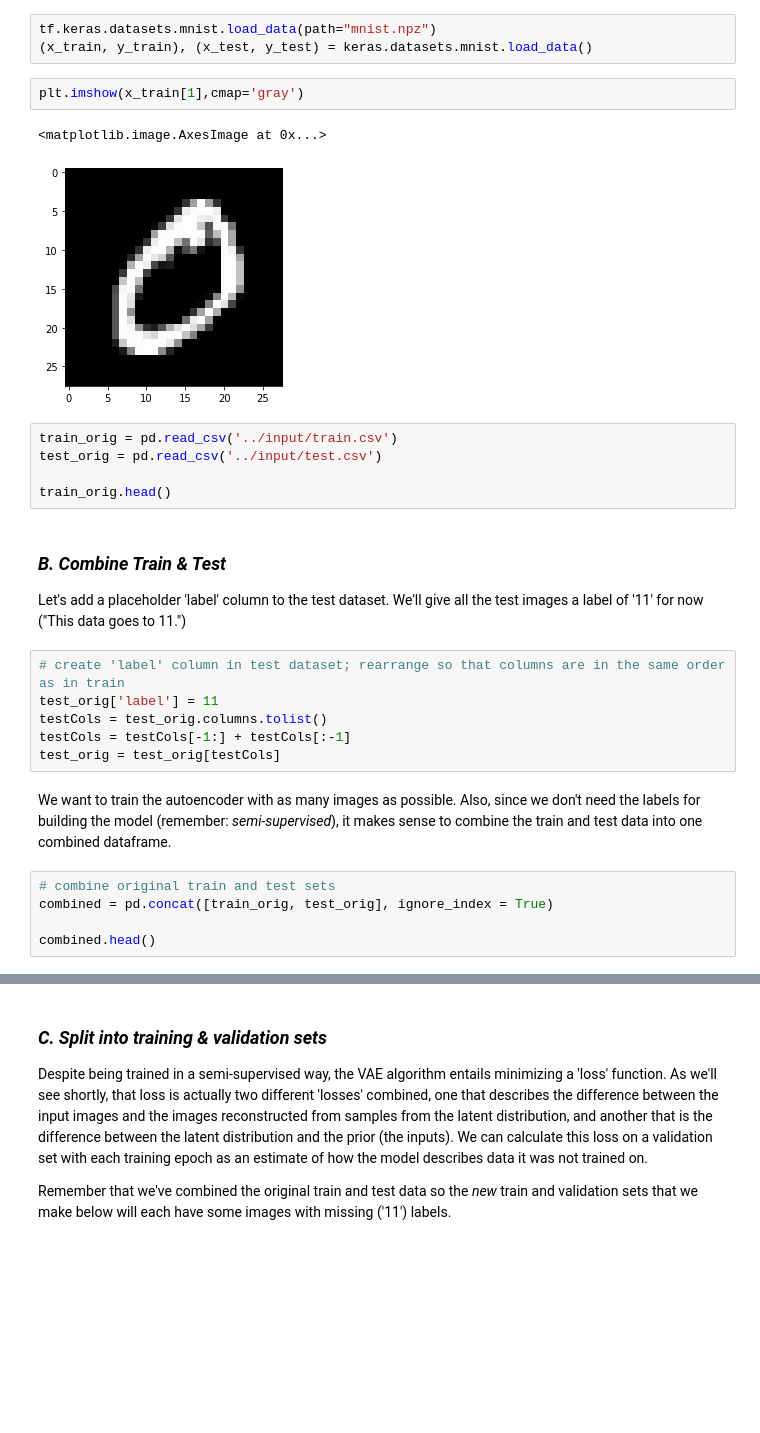
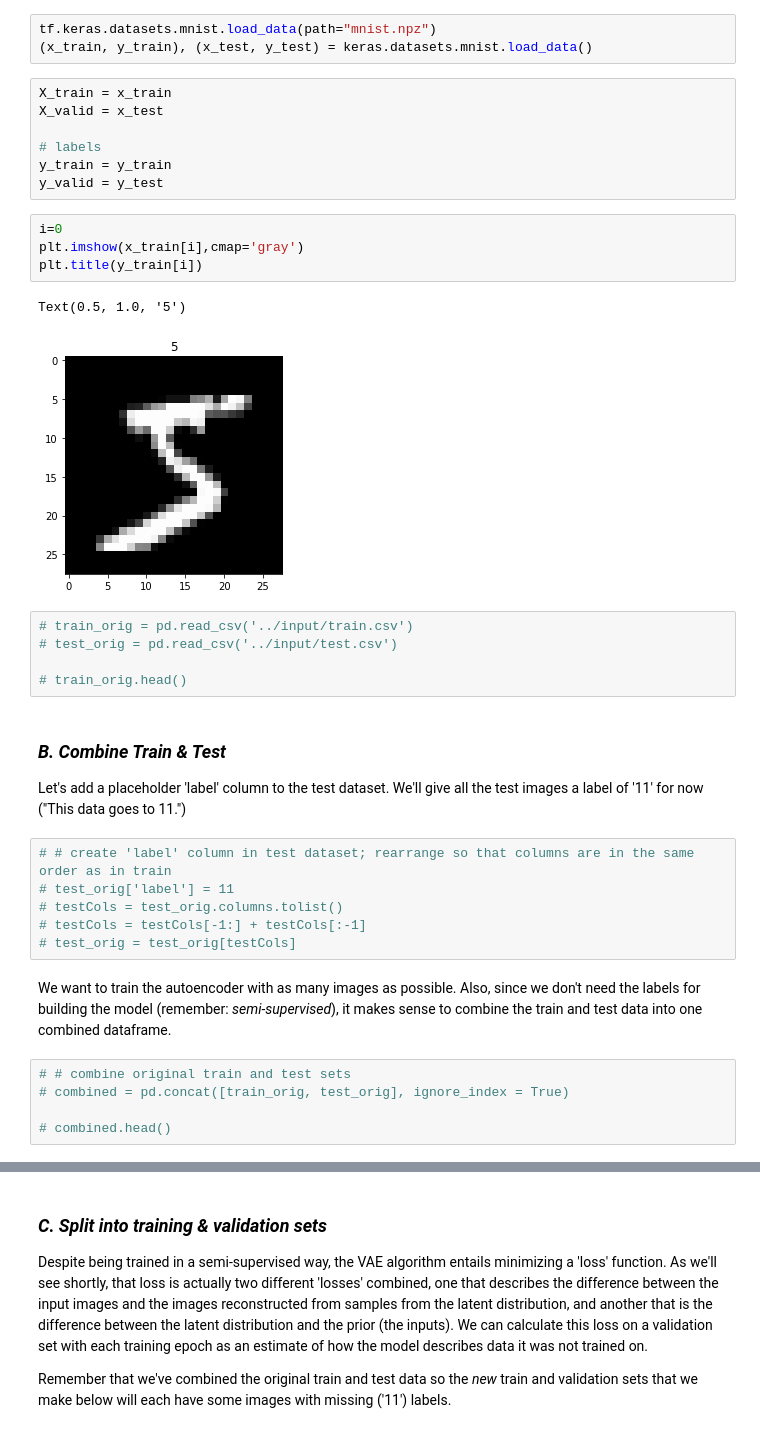
Before and after one commit to barauna-lo/Code_Library, a Jupyter notebook: visualizing_mnist_using_a_variational_autoencoder.ipynb, the cells around one changed output, grey strips where cells are left out. Saved outputs shown, nothing was run; the diff lists cells and outputs as text; blank space fills up the shorter version.

```diff
--- a/visualizing_mnist_using_a_variational_autoencoder.ipynb
+++ b/visualizing_mnist_using_a_variational_autoencoder.ipynb
@@ -68,29 +68,38 @@ np.random.seed(237)
 # %%
 tf.keras.datasets.mnist.load_data(path="mnist.npz")
 (x_train, y_train), (x_test, y_test) = keras.datasets.mnist.load_data()
-# %%
-plt.imshow(x_train[1],cmap='gray')
-# %% [output]
-<matplotlib.image.AxesImage at 0x...>
-[figure, removed]
+# %%
+X_train = x_train
+X_valid = x_test
+
+# labels
+y_train = y_train
+y_valid = y_test
+# %%
+i=0
+plt.imshow(x_train[i],cmap='gray')
+plt.title(y_train[i])
+# %% [output]
+Text(0.5, 1.0, '5')
+[figure, added]
 # %%
-train_orig = pd.read_csv('../input/train.csv')
-test_orig = pd.read_csv('../input/test.csv')
+# train_orig = pd.read_csv('../input/train.csv')
+# test_orig = pd.read_csv('../input/test.csv')
 
-train_orig.head()
+# train_orig.head()
 # %% [markdown]
 ### *B. Combine Train & Test*
 Let's add a placeholder 'label' column to the test dataset. We'll give all the test images a label of '11' for now ("This data goes to 11.")
 # %%
-# create 'label' column in test dataset; rearrange so that columns are in the same order as in train
-test_orig['label'] = 11
-testCols = test_orig.columns.tolist()
-testCols = testCols[-1:] + testCols[:-1]
-test_orig = test_orig[testCols]
+# # create 'label' column in test dataset; rearrange so that columns are in the same order as in train
+# test_orig['label'] = 11
+# testCols = test_orig.columns.tolist()
+# testCols = testCols[-1:] + testCols[:-1]
+# test_orig = test_orig[testCols]
 # %% [markdown]
 We want to train the autoencoder with as many images as possible. Also, since we don't need the labels for building the model (remember: *semi-supervised*), it makes sense to combine the train and test data into one combined dataframe.
 # %%
-# combine original train and test sets
-combined = pd.concat([train_orig, test_orig], ignore_index = True)
+# # combine original train and test sets
+# combined = pd.concat([train_orig, test_orig], ignore_index = True)
 
-combined.head()
+# combined.head()
```
Also changed, not shown: parts of 7 cells of this notebook.
